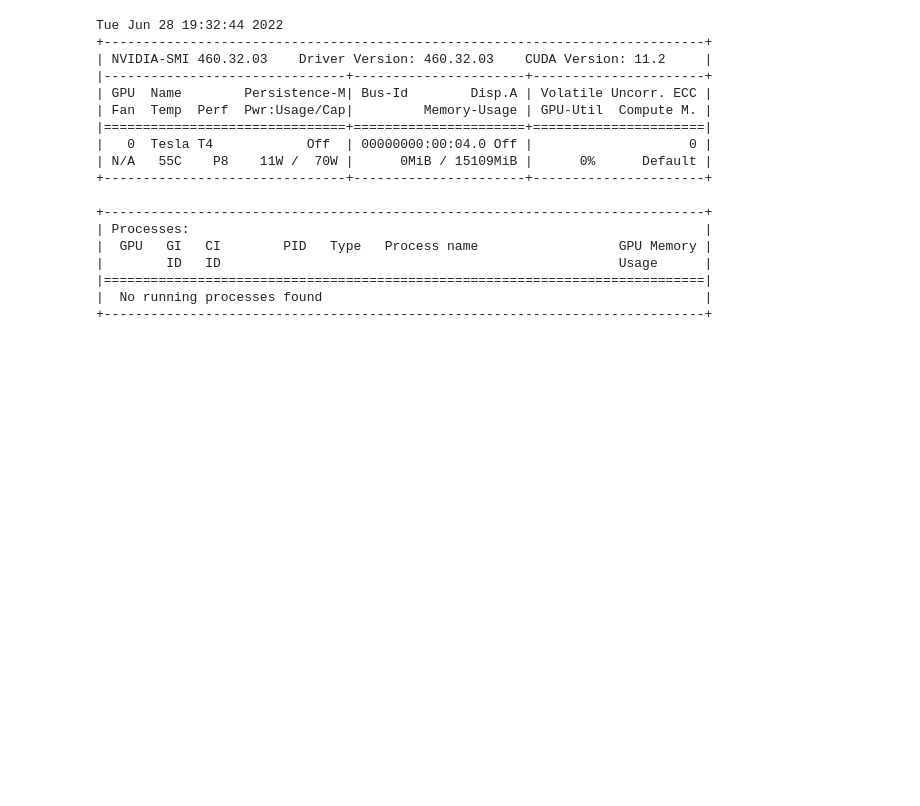
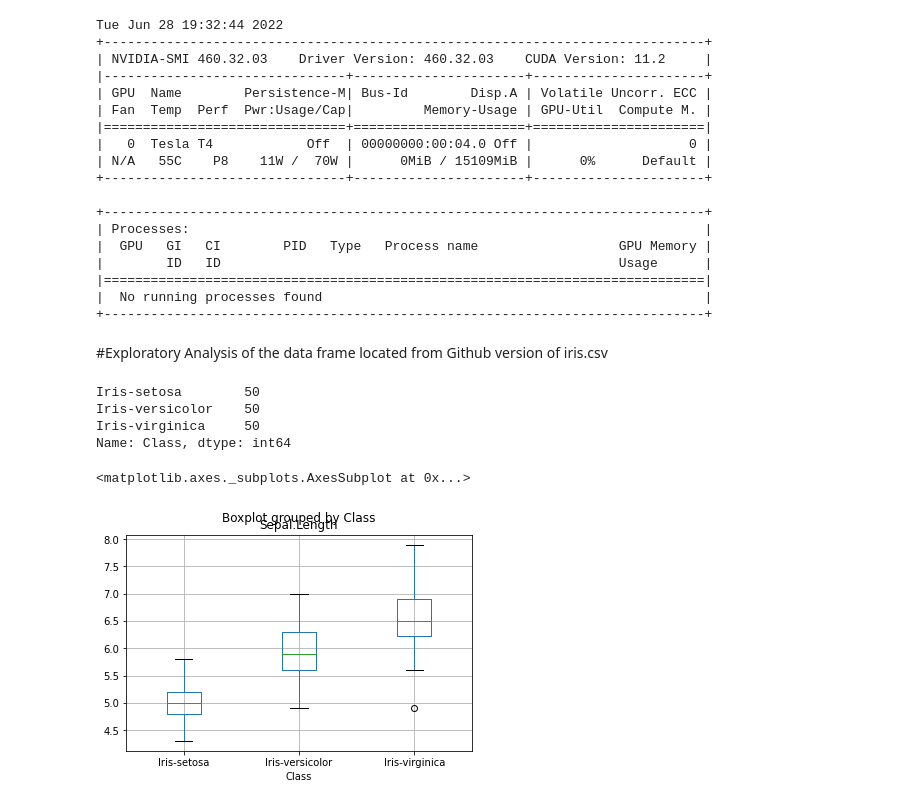
Before and after one commit to DanZfsd/PGSS, a Jupyter notebook: Week01/Untitled1.ipynb, the cells around one changed output. Saved outputs shown, nothing was run; the diff lists cells and outputs as text; code cells hidden in the pictures; blank space fills up the shorter version.

```diff
--- a/Week01/Untitled1.ipynb
+++ b/Week01/Untitled1.ipynb
@@ -10,7 +10,9 @@ Mounted at /content/gdrive
 import pandas as pd
 # %%
 df=pd.read_csv("/content/gdrive/MyDrive/PGSS2022_Student/Week 1/iris.csv",header=None)
+df2=pd.read_csv("https://raw.githubusercontent.com/DanZfsd/PGSS/main/Week01/iris.csv",header=None)
 df.columns="Sepal.Length","Sepal.Width","Petal.Length","Petal.Width","Class"
+df2.columns="Sepal.Length","Sepal.Width","Petal.Length","Petal.Width","Class"
 # %%
 df
 # %% [output]
@@ -71,3 +73,17 @@ Tue Jun 28 19:32:44 2022
 |=============================================================================|
 |  No running processes found                                                 |
 +-----------------------------------------------------------------------------+
+# %% [markdown]
+#Exploratory Analysis of the data frame located from Github version of iris.csv
+# %%
+df2['Class'].value_counts()
+# %% [output]
+Iris-setosa        50
+Iris-versicolor    50
+Iris-virginica     50
+Name: Class, dtype: int64
+# %%
+df2.boxplot("Sepal.Length",'Class')
+# %% [output]
+<matplotlib.axes._subplots.AxesSubplot at 0x...>
+[figure, added]
```
Also changed, not shown: parts of 4 cells of this notebook.
